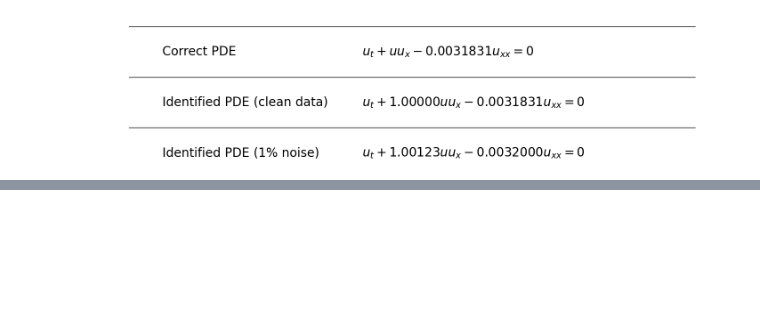
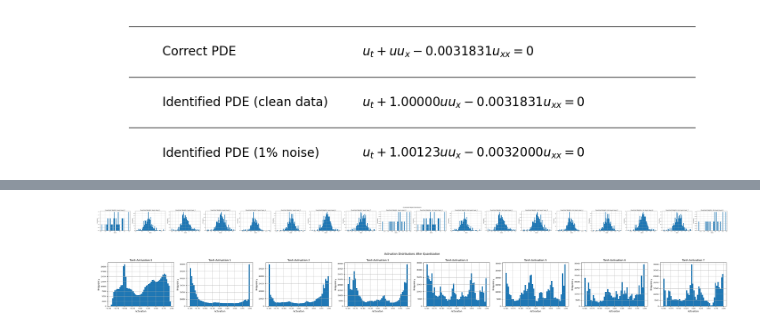
Before and after one commit to IseanB/Robustifying-Dynamic-Quantization-of-PINNs, a Jupyter notebook: Burgers Identification (PyTorch).ipynb, the cells around one changed output, grey strips where cells are left out. Cells and saved outputs as stored; diff of their text form; code cells hidden in the pictures; blank space fills up the shorter version.

```diff
--- a/Burgers Identification (PyTorch).ipynb
+++ b/Burgers Identification (PyTorch).ipynb
@@ -503,7 +618,7 @@ plt.show()
 import torch
 
 # Move model to CPU for quantization
-model.dnn.cpu()
+quantized_model = model
 
 # Apply dynamic quantization to Linear layers
 quantized_dnn = torch.quantization.quantize_dynamic(
@@ -511,7 +626,7 @@ quantized_dnn = torch.quantization.quantize_dynamic(
 )
 
 # Evaluate quantized model on CPU
-model.dnn = quantized_dnn  # Replace with quantized model
+quantized_model.dnn = quantized_dnn
 
 # Make sure input is on CPU
 X_star_cpu = X_star.astype(np.float32)
@@ -525,2 +646,77 @@ Quantized model error u: 7.708930e-02
+# %%
+def plot_quantized_weights(model):
+    weights = []
+    names = []
+
+    for name, module in model.named_modules():
+        if isinstance(module, torch.nn.quantized.dynamic.Linear):
+            # Dequantize to float32 for plotting
+            float_weight = module.weight().dequantize().cpu().numpy()
+            weights.append(float_weight.flatten())
+            names.append(name)
+
+    # Plot all weight distributions
+    fig, axs = plt.subplots(1, len(weights), figsize=(5 * len(weights), 4))
+    if len(weights) == 1:
+        axs = [axs]
+    for ax, weight, name in zip(axs, weights, names):
+        ax.hist(weight, bins=50)
+        ax.set_title(f'Quantized Weights: {name}')
+        ax.set_xlabel('Value')
+        ax.set_ylabel('Frequency')
+        ax.grid(True)
+    fig.suptitle('Quantized Weight Distributions')
+    fig.tight_layout()
+
+def plot_activations(model, input_sample):
+    activations = []
+
+    def hook_fn(module, input, output):
+        if isinstance(module, torch.nn.Tanh):
+            activations.append(output.detach().cpu().numpy())
+
+    hooks = []
+    for layer in model.dnn.modules():
+        if isinstance(layer, torch.nn.Tanh):
+            hooks.append(layer.register_forward_hook(hook_fn))
+
+    # Run forward pass
+    with torch.no_grad():
+        model.predict(input_sample.astype(np.float32), False)
+
+    # Plot
+    fig, axs = plt.subplots(1, len(activations), figsize=(5 * len(activations), 4))
+    if len(activations) == 1:
+        axs = [axs]
+    for ax, act, idx in zip(axs, activations, range(len(activations))):
+        ax.hist(act.flatten(), bins=50)
+        ax.set_title(f'Tanh Activation {idx}')
+        ax.set_xlabel('Activation')
+        ax.set_ylabel('Frequency')
+        ax.grid(True)
+    fig.suptitle('Activation Distributions After Quantization')
+    fig.tight_layout()
+
+    for h in hooks:
+        h.remove()
+
+x_sample = torch.tensor(X_u_train[:, 0:1], requires_grad=True).float().to(device)
+t_sample = torch.tensor(X_u_train[:, 1:2], requires_grad=True).float().to(device)
+input_sample = torch.cat([x_sample, t_sample], dim=1)
+
+plot_quantized_weights(quantized_model.dnn)
+plot_activations(quantized_model, X_star_cpu)
+plt.show()
+
+# plot_weights(model.dnn)
+
+# # Generate sample input (you can use training data or linspace)
+
+
+# # Visualize activations
+# plot_activations(model.dnn, input_sample)
+# %% [output]
+[figure, added]
+[figure, added]
 # %% [markdown]
 # Results
```
Also changed, not shown: parts of 13 cells of this notebook.
